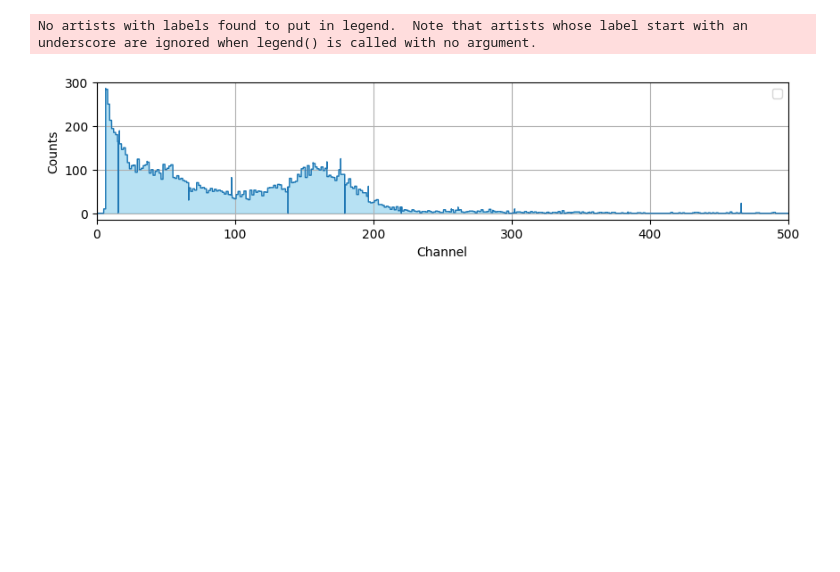
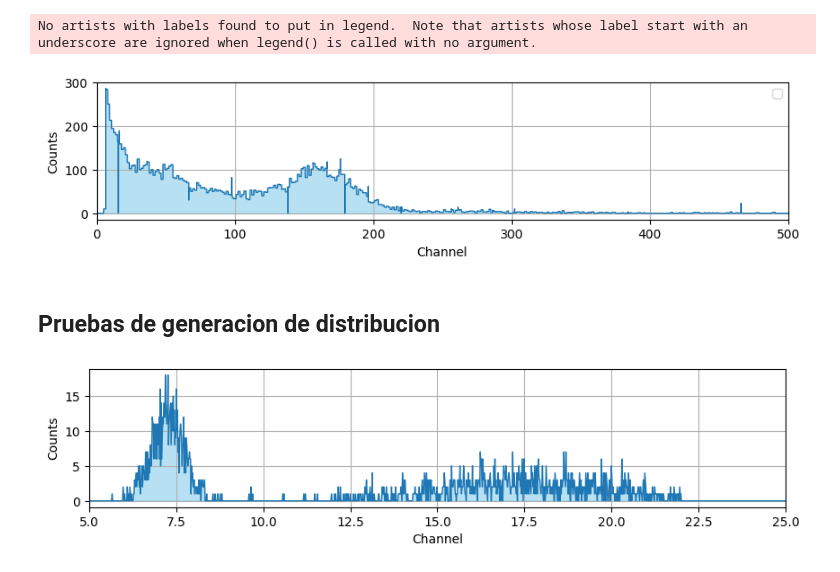
Before and after one commit to fabioc9675/TrapezoidalShaper_Prj, a Jupyter notebook: Notebooks/ILA_process_HR.ipynb, the cells around one changed output. Cells and saved outputs as stored; diff of their text form; code cells hidden in the pictures; blank space fills up the shorter version.

```diff
--- a/Notebooks/ILA_process_HR.ipynb
+++ b/Notebooks/ILA_process_HR.ipynb
@@ -642,3 +642,57 @@ plt.grid(True)
 # %% [output]
 No artists with labels found to put in legend.  Note that artists whose label start with an underscore are ignored when legend() is called with no argument.
 [figure]
+# %% [markdown]
+## Pruebas de generacion de distribucion
+# %%
+# Importar el archivo CSV
+df = pd.read_csv('hist_signal_com_04.csv', delimiter=',')
+
+# Eliminar la primera fila que contiene los nombres de las columnas
+#df = df.drop(0)
+
+# Convertir los valores a tipo numérico
+df = df.apply(pd.to_numeric)
+
+# Obtener los datos de las columnas de interés
+#x = df['Sample in Buffer']
+y1 = df.to_numpy()[:,0]
+#y2 = df['TRIGGER']
+#y3 = df['pynq_bd_i/dpp_counter_0_y[31:0]']
+#y4 = df['pynq_bd_i/xadc_buffer_0_y[31:0]']
+#y5 = df['pynq_bd_i/fir_fab_0_y[31:0]']
+#y6 = df['pynq_bd_i/trapz_klm_0_y[31:0]']
+#y7 = df['pynq_bd_i/xadc_wiz_0_drdy_out']
+#y8 = df['pynq_bd_i/dpp_counter_0_fifo_o[31:0]']
+#y9 = df['pynq_bd_i/dpp_counter_0_y[31:0]']
+x = np.arange(0,len(y1), 1)
+
+# Graficar utilizando NumPy
+#plt.plot(x, y1, label='Sample in Window')
+#plt.plot(x, y2, label='TRIGGER')
+#plt.plot(x, y3, label='pynq_bd_i/dpp_counter_0_y[31:0]')
+#plt.plot(x, y4, label='pynq_bd_i/xadc_buffer_0_y[31:0]')
+#plt.plot(x, y5, label='pynq_bd_i/fir_fab_0_y[31:0]')
+#plt.plot(x, y6, label='pynq_bd_i/trapz_klm_0_y[31:0]')
+#plt.plot(x, y7, label='pynq_bd_i/xadc_wiz_0_drdy_out')
+
+
+plt.figure(figsize=(10,2.0))
+plt.plot(1.5*x/100 + 2, y1,color='tab:blue',linewidth=1.0)#, label='pynq_bd_i/dpp_counter_0_fifo_o[31:0]')
+plt.fill_between(1.5*x/100 + 2, y1, color='skyblue', alpha=0.6)
+
+# Configurar la leyenda y las etiquetas de los ejes
+#plt.title("Americio")
+#plt.legend()
+plt.xlabel('Channel')
+plt.ylabel('Counts')
+plt.xlim([5,25])
+#plt.ylim([-10,4200])
+plt.grid(True)
+
+# Mostrar el gráfico
+#plt.show()
+
+plt.savefig("output/RealHistogram.pdf", format="pdf", bbox_inches="tight")
+# %% [output]
+[figure, added]
```
Also changed, not shown: parts of 1 cell of this notebook, 5 other files.
